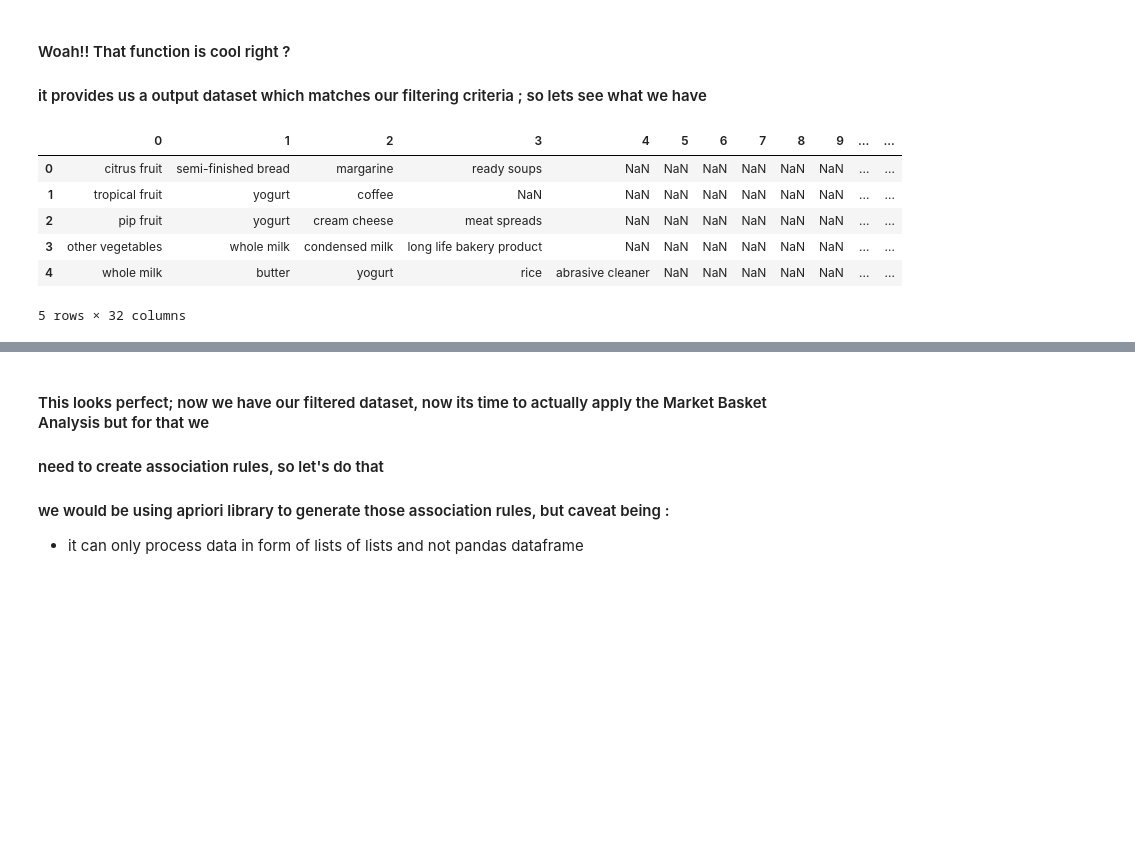
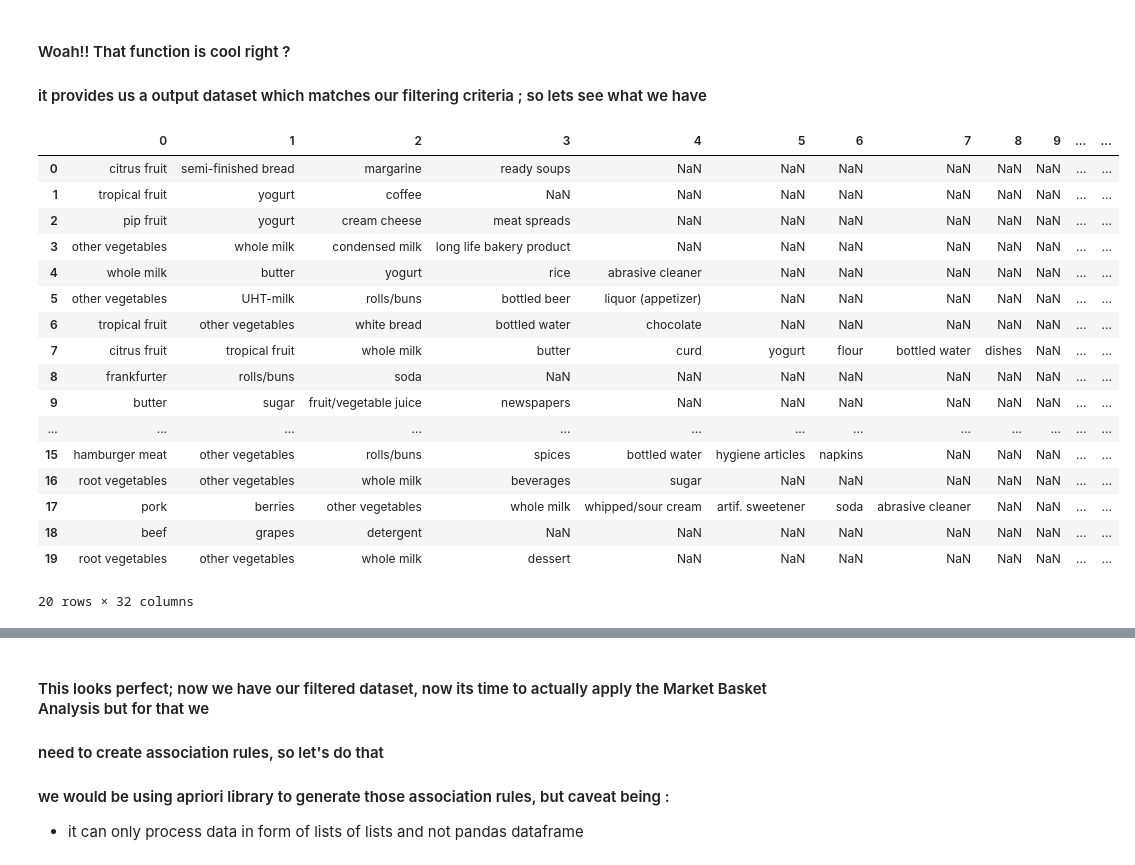
Before and after one commit to Tirth-1999/Market-Basket-Analysis, a Jupyter notebook: Market Basket Analysis Using Python.ipynb, the cells around one changed output, grey strips where cells are left out. Drawn from its saved outputs; the diff is of its cells as text; code cells hidden in the pictures; blank space fills up the shorter version.

```diff
--- a/Market Basket Analysis Using Python.ipynb
+++ b/Market Basket Analysis Using Python.ipynb
@@ -90,15 +90,26 @@ def prune_Dataset(input_df= marketdf,length_trans = 2,total_sales_perc = 0.40):
 # %%
 final_market_list = prune_Dataset()
 final_item_df = final_market_list[0]
-display(final_item_df.head())
+display(final_item_df.head(20))
 # %% [output]
 |  | 0 | 1 | 2 | 3 | 4 | 5 | 6 | 7 | 8 | 9 | ... | ... |
 | 0 | citrus fruit | semi-finished bread | margarine | ready soups | NaN | NaN | NaN | NaN | NaN | NaN | ... | ... |
 | 1 | tropical fruit | yogurt | coffee | NaN | NaN | NaN | NaN | NaN | NaN | NaN | ... | ... |
 | 2 | pip fruit | yogurt | cream cheese | meat spreads | NaN | NaN | NaN | NaN | NaN | NaN | ... | ... |
 | 3 | other vegetables | whole milk | condensed milk | long life bakery product | NaN | NaN | NaN | NaN | NaN | NaN | ... | ... |
 | 4 | whole milk | butter | yogurt | rice | abrasive cleaner | NaN | NaN | NaN | NaN | NaN | ... | ... |
+| 5 | other vegetables | UHT-milk | rolls/buns | bottled beer | liquor (appetizer) | NaN | NaN | NaN | NaN | NaN | ... | ... |
+| 6 | tropical fruit | other vegetables | white bread | bottled water | chocolate | NaN | NaN | NaN | NaN | NaN | ... | ... |
+| 7 | citrus fruit | tropical fruit | whole milk | butter | curd | yogurt | flour | bottled water | dishes | NaN | ... | ... |
+| 8 | frankfurter | rolls/buns | soda | NaN | NaN | NaN | NaN | NaN | NaN | NaN | ... | ... |
+| 9 | butter | sugar | fruit/vegetable juice | newspapers | NaN | NaN | NaN | NaN | NaN | NaN | ... | ... |
+| ... | ... | ... | ... | ... | ... | ... | ... | ... | ... | ... | ... | ... |
+| 15 | hamburger meat | other vegetables | rolls/buns | spices | bottled water | hygiene articles | napkins | NaN | NaN | NaN | ... | ... |
+| 16 | root vegetables | other vegetables | whole milk | beverages | sugar | NaN | NaN | NaN | NaN | NaN | ... | ... |
+| 17 | pork | berries | other vegetables | whole milk | whipped/sour cream | artif. sweetener | soda | abrasive cleaner | NaN | NaN | ... | ... |
+| 18 | beef | grapes | detergent | NaN | NaN | NaN | NaN | NaN | NaN | NaN | ... | ... |
+| 19 | root vegetables | other vegetables | whole milk | dessert | NaN | NaN | NaN | NaN | NaN | NaN | ... | ... |
-5 rows × 32 columns
+20 rows × 32 columns
 # %%
 final_market_df = final_market_list[1]
 final_market_df_without_null = final_market_list[2]
```
Also changed, not shown: parts of 8 cells of this notebook, 2 other files.
